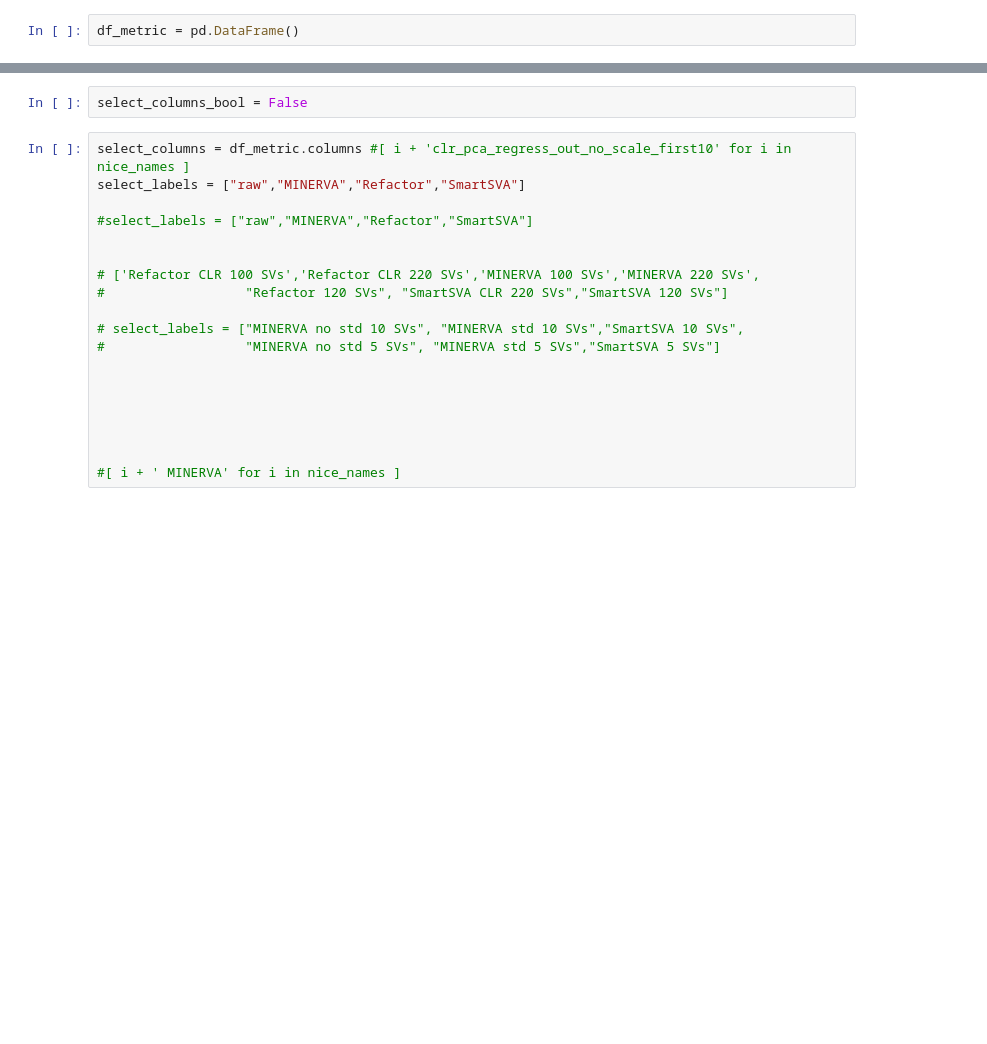
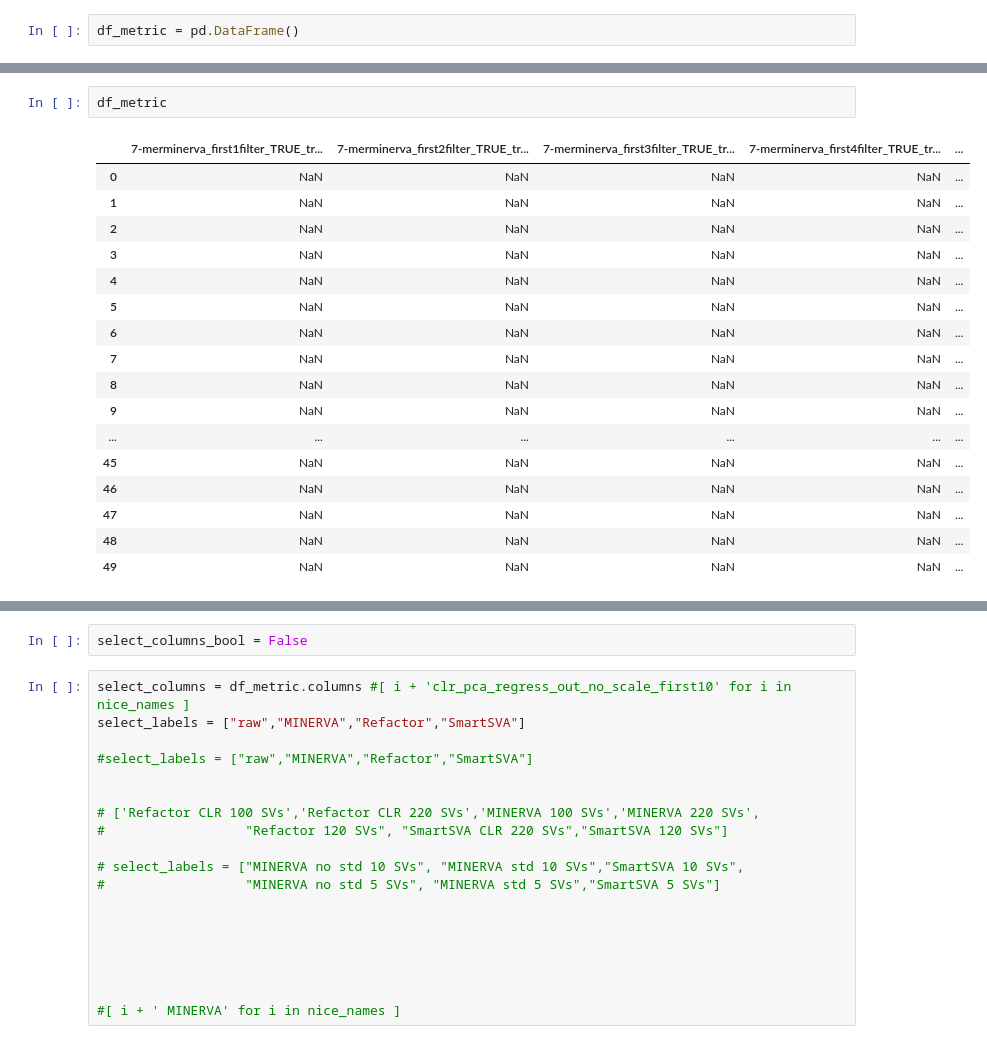
Before and after one commit to LeahBriscoe/microbatch_vc, a Jupyter notebook: Classifier/plotting_prediction_results_CI_permethod.ipynb, the cells around one changed output, grey strips where cells are left out. Saved outputs shown, nothing was run; the diff lists cells and outputs as text; blank space fills up the shorter version.

```diff
--- a/Classifier/plotting_prediction_results_CI_permethod.ipynb
+++ b/Classifier/plotting_prediction_results_CI_permethod.ipynb
@@ -134,3 +141,23 @@ for f in range(len(file_names)):
+# %%
+df_metric
+# %% [output]
+|  | 7-merminerva_first1filter_TRUE_tr... | 7-merminerva_first2filter_TRUE_tr... | 7-merminerva_first3filter_TRUE_tr... | 7-merminerva_first4filter_TRUE_tr... | ... |
+| 0 | NaN | NaN | NaN | NaN | ... |
+| 1 | NaN | NaN | NaN | NaN | ... |
+| 2 | NaN | NaN | NaN | NaN | ... |
+| 3 | NaN | NaN | NaN | NaN | ... |
+| 4 | NaN | NaN | NaN | NaN | ... |
+| 5 | NaN | NaN | NaN | NaN | ... |
+| 6 | NaN | NaN | NaN | NaN | ... |
+| 7 | NaN | NaN | NaN | NaN | ... |
+| 8 | NaN | NaN | NaN | NaN | ... |
+| 9 | NaN | NaN | NaN | NaN | ... |
+| ... | ... | ... | ... | ... | ... |
+| 45 | NaN | NaN | NaN | NaN | ... |
+| 46 | NaN | NaN | NaN | NaN | ... |
+| 47 | NaN | NaN | NaN | NaN | ... |
+| 48 | NaN | NaN | NaN | NaN | ... |
+| 49 | NaN | NaN | NaN | NaN | ... |
 # %%
 df_metric
 # %% [output]
```
Also changed, not shown: parts of 8 cells of this notebook, 5 other files.
